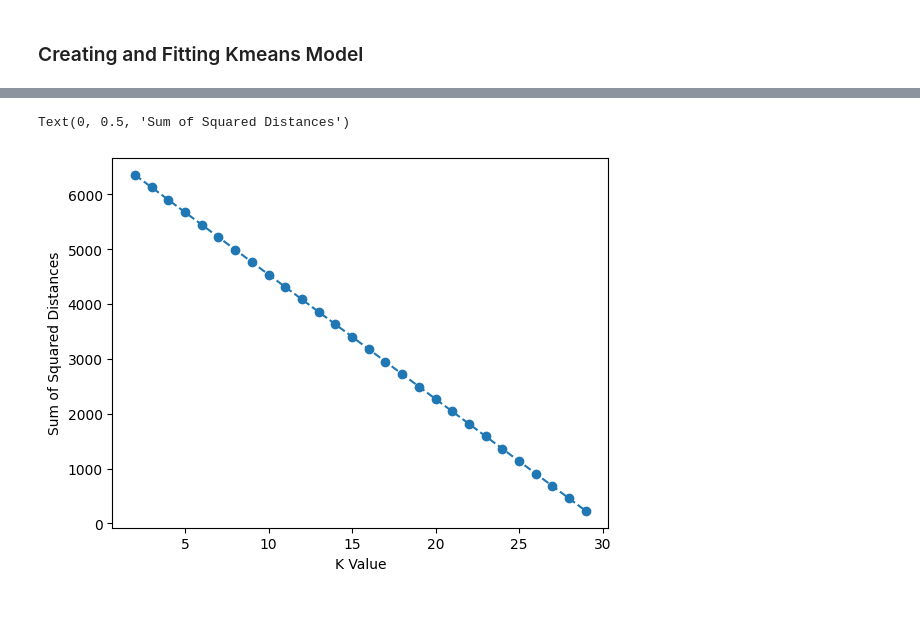
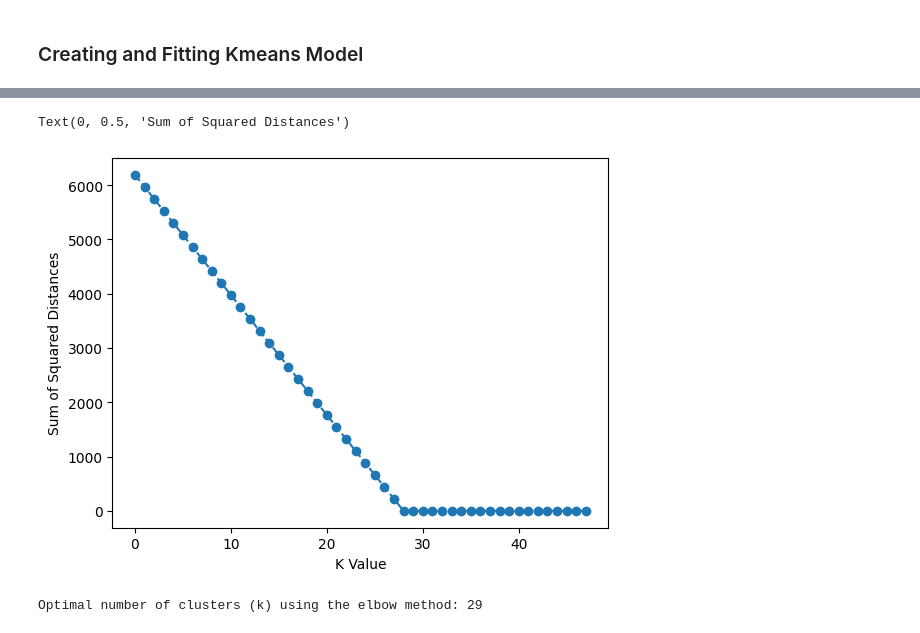
Before and after one commit to FahimS45/ML_projects, a Jupyter notebook: Exploring CIA Data through K-Means Analysis/Exploring CIA Data through K-Means Analysis.ipynb, the cells around one changed output, grey strips where cells are left out. Cells and saved outputs as stored; diff of their text form; code cells hidden in the pictures.

```diff
--- a/Exploring CIA Data through K-Means Analysis/Exploring CIA Data through K-Means Analysis.ipynb
+++ b/Exploring CIA Data through K-Means Analysis/Exploring CIA Data through K-Means Analysis.ipynb
@@ -269,0 +274,8 @@ dtype: int64
+# %%
+# Columns to exclude from the operation
+exclude_columns = ['Literacy (%)', 'Climate']
+
+# Drop rows where any column has a null value except for the specified columns
+df_cia_filtered = df_cia.dropna(subset=df_cia.columns.difference(exclude_columns))
+
+df_cia_filtered.isnull().sum()
@@ -270,3 +302,2 @@ dtype: int64
 # %%
-X = df_cia.drop(columns=['Country'])
-X
+X = df_cia_filtered.drop(columns=['Country'])
@@ -313,6 +330,6 @@ Column Index 18: Service - Null Count: 1
 # %%
 trf1 = ColumnTransformer([
-    ('impute_', SimpleImputer(strategy='mean'), [5, 6, 8, 9, 10, 11, 12, 13, 14, 15, 17, 18])
+    ('impute_', SimpleImputer(strategy='mean'), [8, 13])
 ], remainder='passthrough')
 
 trf2 = ColumnTransformer([
@@ -356,7 +372,7 @@ X_arr.shape
 # %%
 ssd = [] #sum of squared distances, also called distortion
 
-for k in range(2,30):
+for k in range(2,50):
     model = KMeans(n_clusters=k)
 
     model.fit(X_arr)
@@ -365,8 +401,8 @@ for k in range(2,30):
 # %%
-plt.plot(range(2,30),ssd,'o--')
+plt.plot(ssd,'o--')
 
 plt.xlabel("K Value")
 plt.ylabel("Sum of Squared Distances")
 # %% [output]
 Text(0, 0.5, 'Sum of Squared Distances')
-[figure, old version]
+[figure, new version]
@@ -374,0 +409,11 @@ ssd
+# %%
+# Calculate the first and second derivatives of the SSD curve
+first_derivative = np.diff(ssd)
+second_derivative = np.diff(first_derivative)
+
+# Find the optimal k using the second derivative
+optimal_k = np.argmax(second_derivative) + 2  # Add 2 because np.diff reduces the length by 1
+
+print("Optimal number of clusters (k) using the elbow method:", optimal_k)
+# %% [output]
+Optimal number of clusters (k) using the elbow method: 29
```
Also changed, not shown: parts of 12 cells of this notebook.
